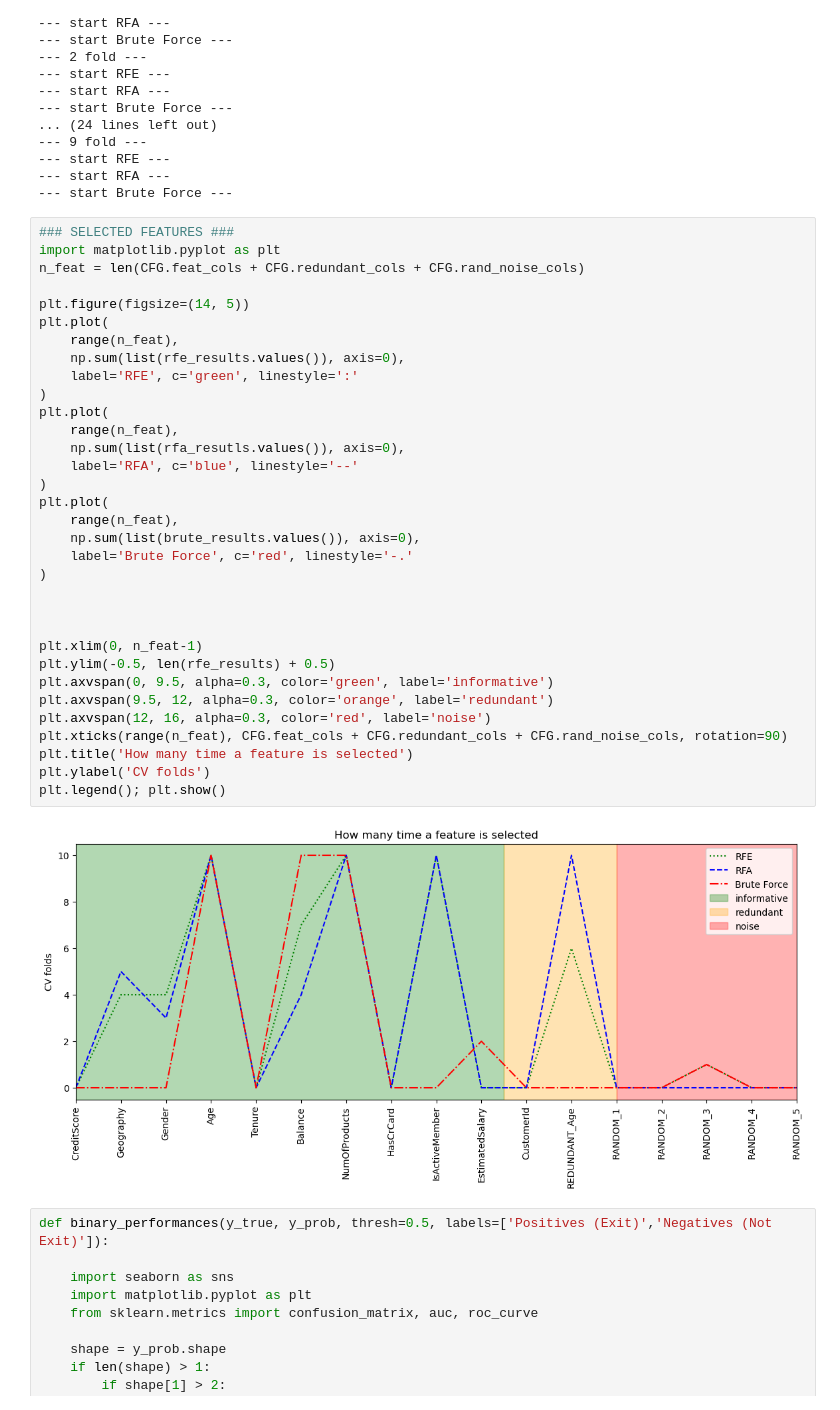
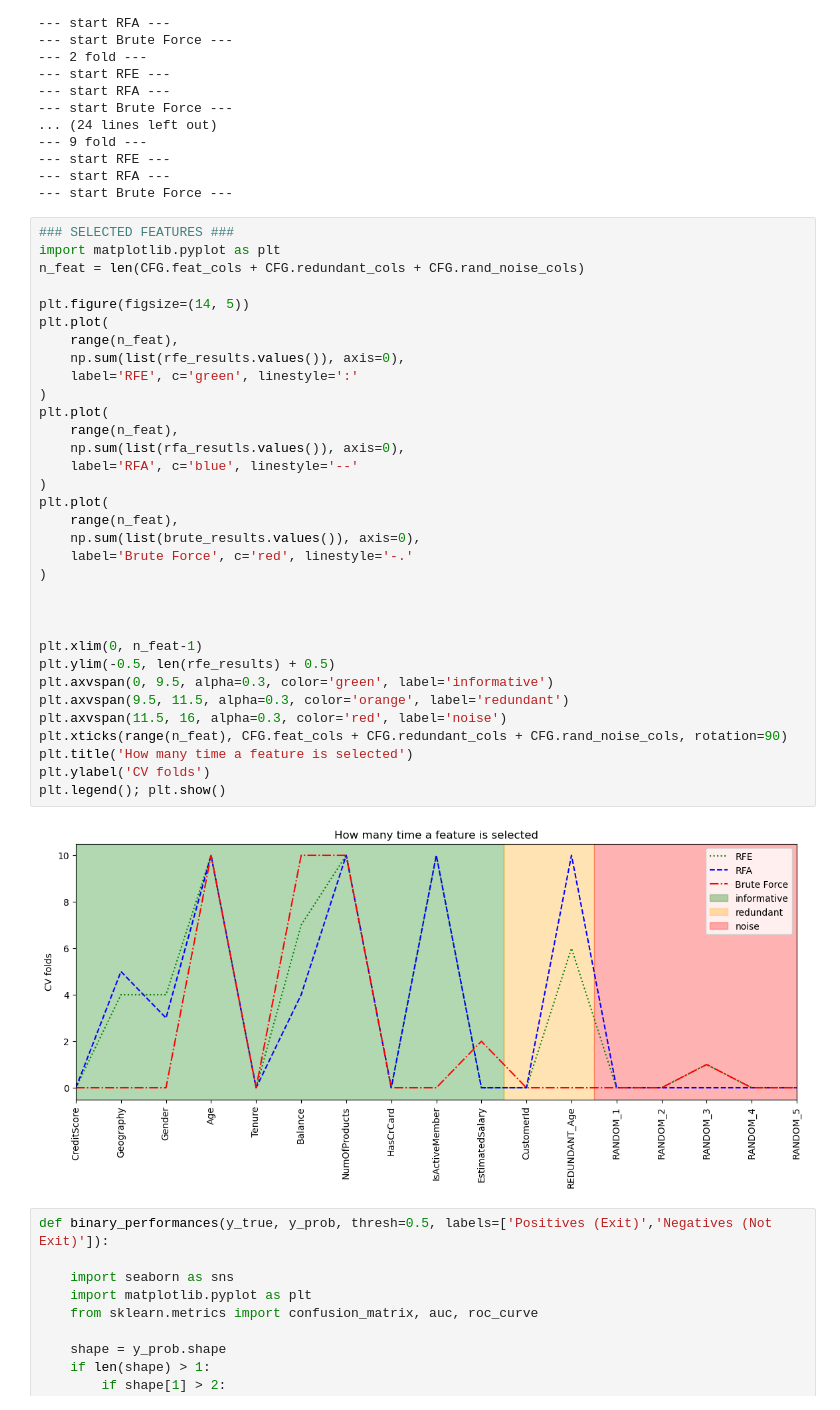
Before and after one commit to takehiro177/demystify_feature_selection, a Jupyter notebook: demystify_feature_selection.ipynb, the cells around one changed output. Drawn from its saved outputs; the diff is of its cells as text.

```diff
--- a/demystify_feature_selection.ipynb
+++ b/demystify_feature_selection.ipynb
@@ -191,36 +191,36 @@ for fold in tqdm(range(CFG.n_folds)):
 import matplotlib.pyplot as plt
 n_feat = len(CFG.feat_cols + CFG.redundant_cols + CFG.rand_noise_cols)
 
 plt.figure(figsize=(14, 5))
 plt.plot(
     range(n_feat),
     np.sum(list(rfe_results.values()), axis=0),
     label='RFE', c='green', linestyle=':'
 )
 plt.plot(
     range(n_feat),
     np.sum(list(rfa_resutls.values()), axis=0),
     label='RFA', c='blue', linestyle='--'
 )
 plt.plot(
     range(n_feat),
     np.sum(list(brute_results.values()), axis=0),
     label='Brute Force', c='red', linestyle='-.'
 )
 
 
 
 plt.xlim(0, n_feat-1)
 plt.ylim(-0.5, len(rfe_results) + 0.5)
 plt.axvspan(0, 9.5, alpha=0.3, color='green', label='informative')
-plt.axvspan(9.5, 12, alpha=0.3, color='orange', label='redundant')
-plt.axvspan(12, 16, alpha=0.3, color='red', label='noise')
+plt.axvspan(9.5, 11.5, alpha=0.3, color='orange', label='redundant')
+plt.axvspan(11.5, 16, alpha=0.3, color='red', label='noise')
 plt.xticks(range(n_feat), CFG.feat_cols + CFG.redundant_cols + CFG.rand_noise_cols, rotation=90)
 plt.title('How many time a feature is selected')
 plt.ylabel('CV folds')
 plt.legend(); plt.show()
 # %% [output]
-[figure, old version]
+[figure, new version]
 # %%
 def binary_performances(y_true, y_prob, thresh=0.5, labels=['Positives (Exit)','Negatives (Not Exit)']):
 
```
Also changed, not shown: parts of 1 cell of this notebook.
